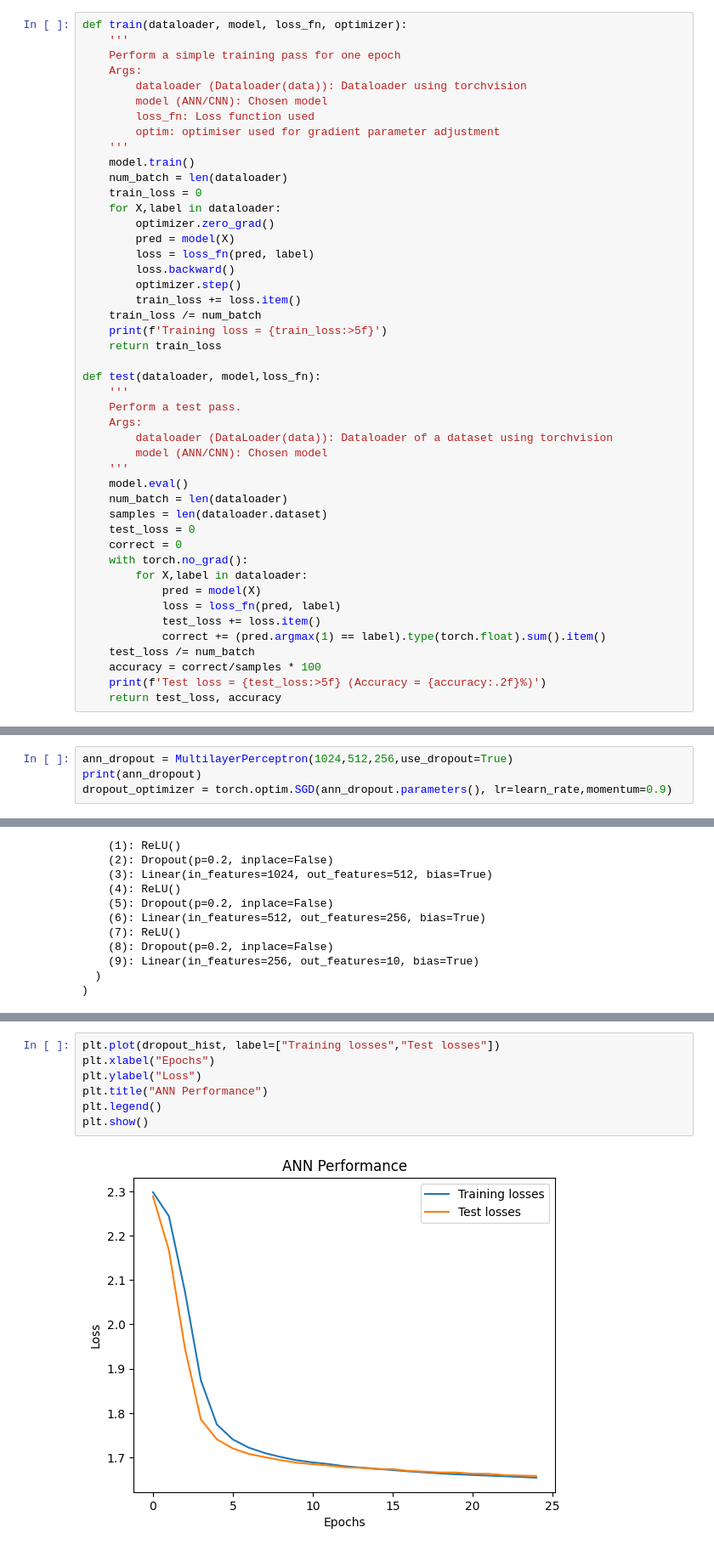
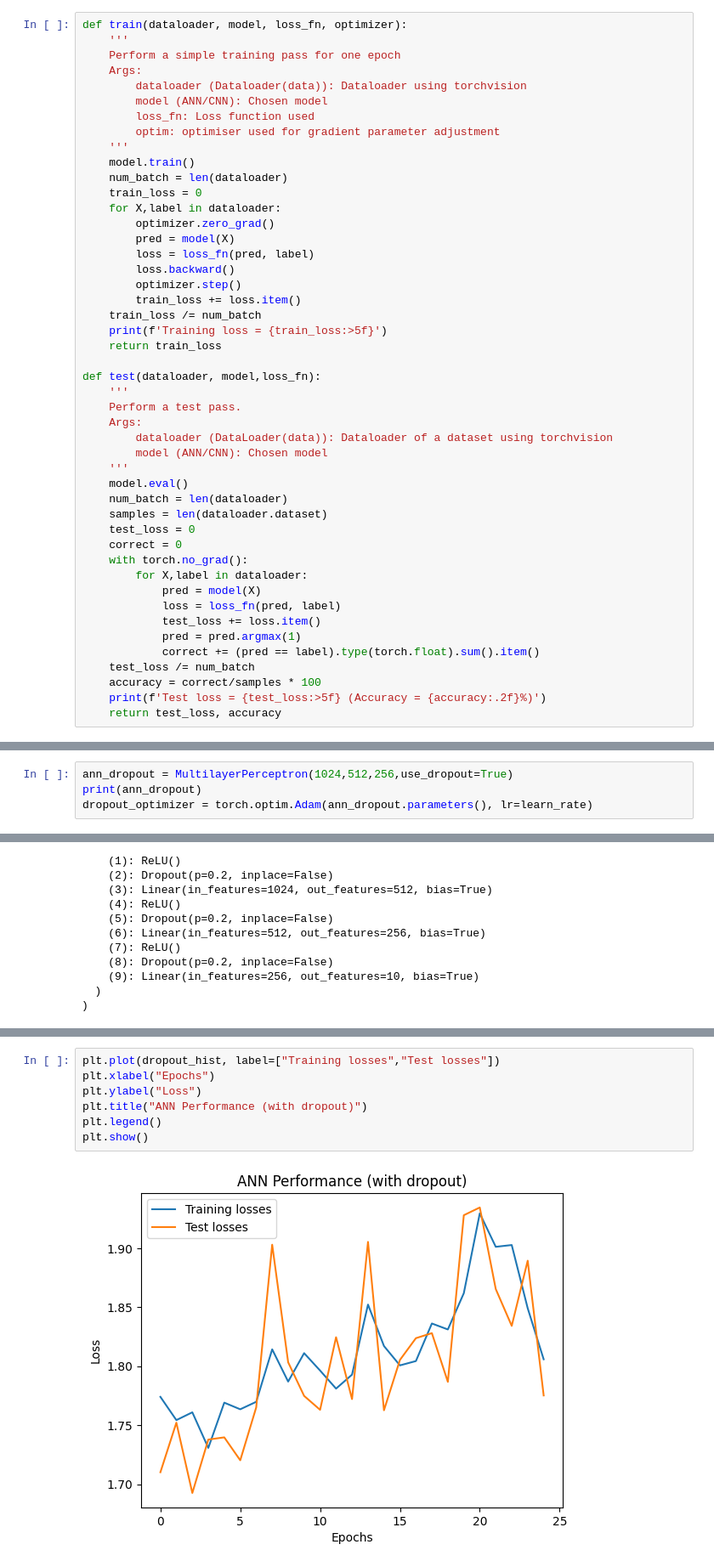
Before and after one commit to amjvl-git/csip-5103-coursework-2025-miloshkii, a Jupyter notebook: P2963116/P2963116_MylesWheatley.ipynb, the cells around one changed output, grey strips where cells are left out. Shown at 85% size. Saved outputs shown, nothing was run; the diff lists cells and outputs as text.

```diff
--- a/P2963116/P2963116_MylesWheatley.ipynb
+++ b/P2963116/P2963116_MylesWheatley.ipynb
@@ -199,7 +180,8 @@ def test(dataloader, model,loss_fn):
             pred = model(X)
             loss = loss_fn(pred, label)
             test_loss += loss.item()
-            correct += (pred.argmax(1) == label).type(torch.float).sum().item()
+            pred = pred.argmax(1)
+            correct += (pred == label).type(torch.float).sum().item()
     test_loss /= num_batch
     accuracy = correct/samples * 100
     print(f'Test loss = {test_loss:>5f} (Accuracy = {accuracy:.2f}%)')
@@ -264,7 +266,7 @@ plt.show()
 # %%
 ann_dropout = MultilayerPerceptron(1024,512,256,use_dropout=True)
 print(ann_dropout)
-dropout_optimizer = torch.optim.SGD(ann_dropout.parameters(), lr=learn_rate,momentum=0.9)
+dropout_optimizer = torch.optim.Adam(ann_dropout.parameters(), lr=learn_rate)
 # %% [output]
 MultilayerPerceptron(
   (flatten): Flatten(start_dim=1, end_dim=-1)
@@ -304,9 +306,9 @@ Test loss = 1.658236 (Accuracy = 80.43%)
 # %%
 plt.plot(dropout_hist, label=["Training losses","Test losses"])
 plt.xlabel("Epochs")
 plt.ylabel("Loss")
-plt.title("ANN Performance")
+plt.title("ANN Performance (with dropout)")
 plt.legend()
 plt.show()
 # %% [output]
-[figure, old version]
+[figure, new version]
```
Also changed, not shown: parts of 10 cells of this notebook.
